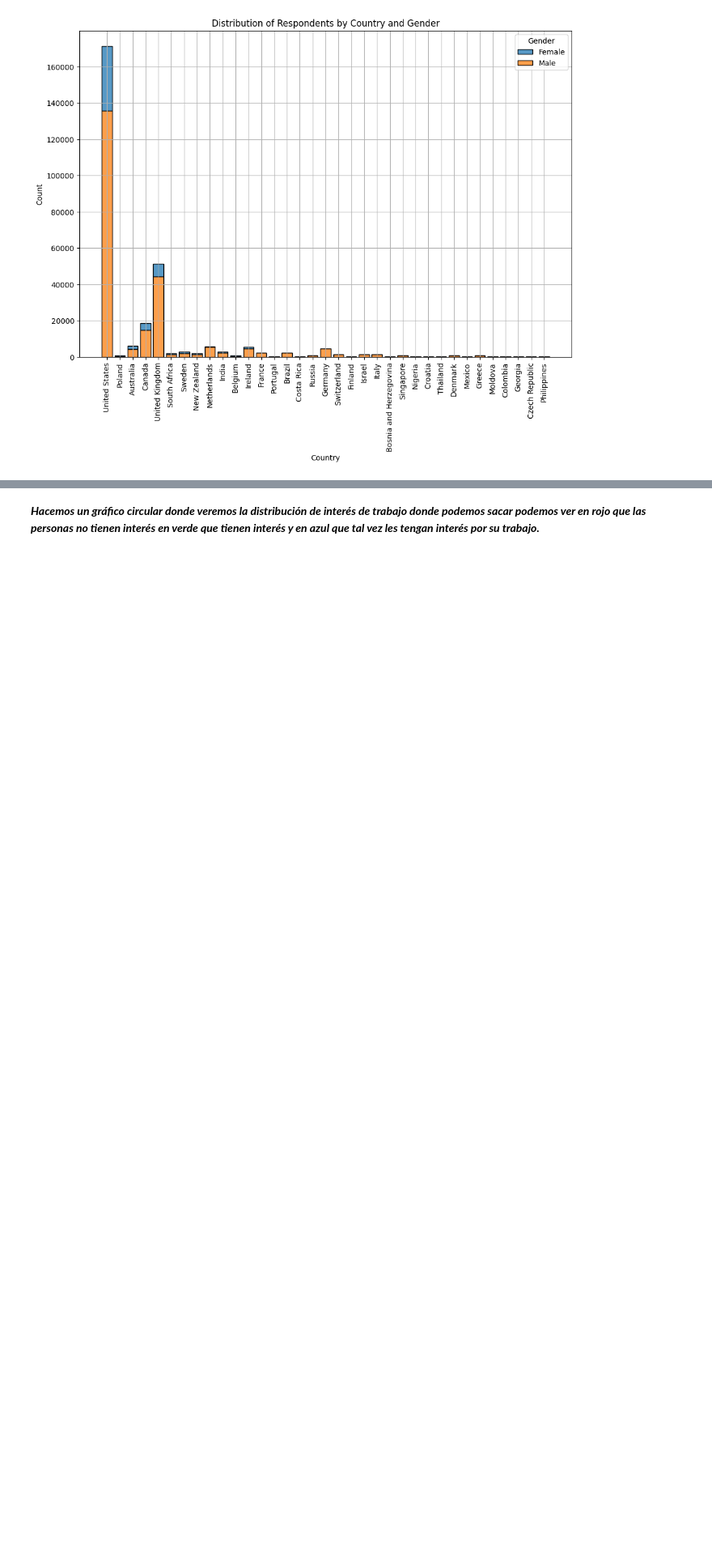
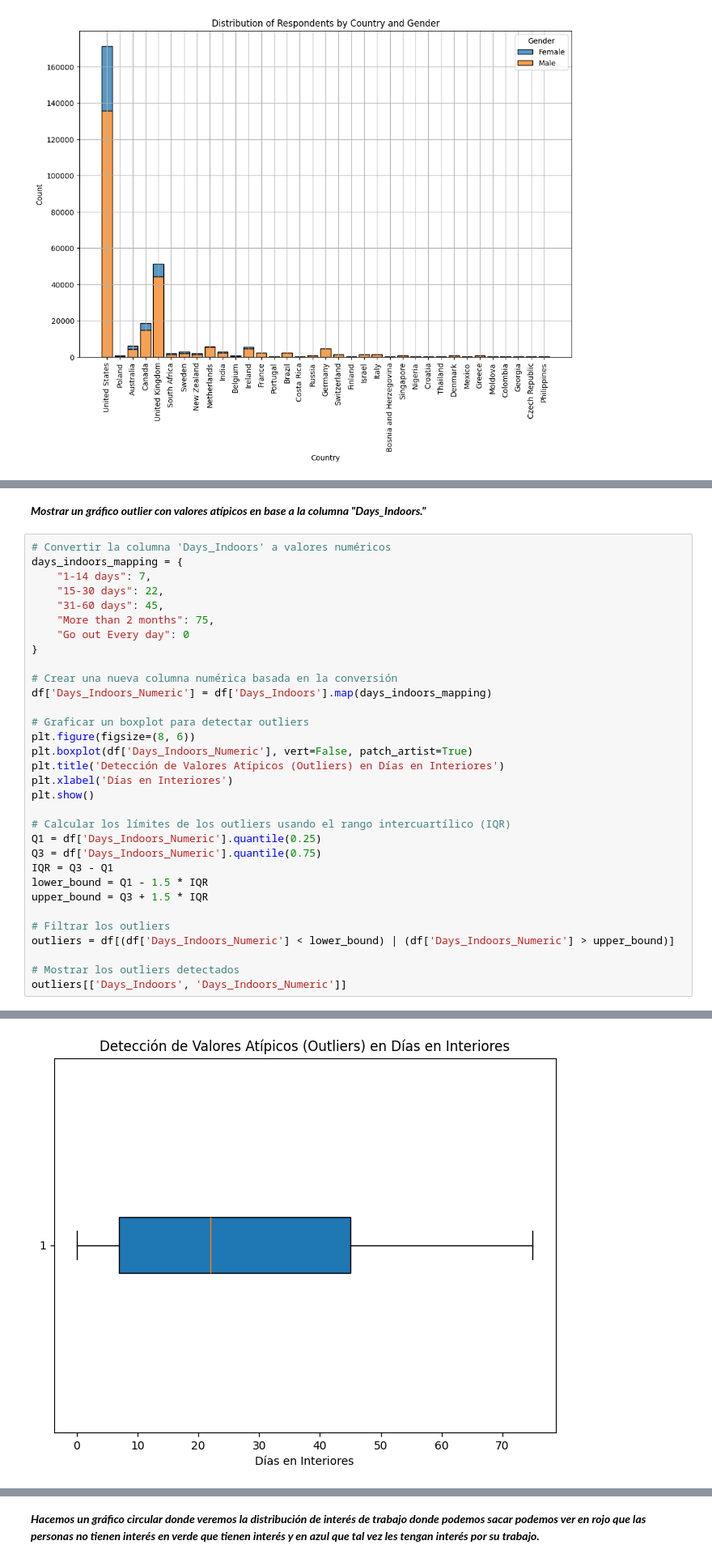
Before and after one commit to JuanAmpuero06/Es_salud_mental, a Jupyter notebook: notebooks/2.-Exploracion_datos.ipynb, the cells around one changed output, grey strips where cells are left out. Shown at 81% size. Drawn from its saved outputs; the diff is of its cells as text; blank space fills up the shorter version.

```diff
--- a/notebooks/2.-Exploracion_datos.ipynb
+++ b/notebooks/2.-Exploracion_datos.ipynb
@@ -139,0 +163,35 @@ plt.show()
+# %% [markdown]
+***Mostrar un gráfico outlier con valores atípicos en base a la columna "Days_Indoors."***
+# %%
+# Convertir la columna 'Days_Indoors' a valores numéricos
+days_indoors_mapping = {
+    "1-14 days": 7,
+    "15-30 days": 22,
+    "31-60 days": 45,
+    "More than 2 months": 75,
+    "Go out Every day": 0
+}
+
+# Crear una nueva columna numérica basada en la conversión
+df['Days_Indoors_Numeric'] = df['Days_Indoors'].map(days_indoors_mapping)
+
+# Graficar un boxplot para detectar outliers
+plt.figure(figsize=(8, 6))
+plt.boxplot(df['Days_Indoors_Numeric'], vert=False, patch_artist=True)
+plt.title('Detección de Valores Atípicos (Outliers) en Días en Interiores')
+plt.xlabel('Días en Interiores')
+plt.show()
+
+# Calcular los límites de los outliers usando el rango intercuartílico (IQR)
+Q1 = df['Days_Indoors_Numeric'].quantile(0.25)
+Q3 = df['Days_Indoors_Numeric'].quantile(0.75)
+IQR = Q3 - Q1
+lower_bound = Q1 - 1.5 * IQR
+upper_bound = Q3 + 1.5 * IQR
+
+# Filtrar los outliers
+outliers = df[(df['Days_Indoors_Numeric'] < lower_bound) | (df['Days_Indoors_Numeric'] > upper_bound)]
+
+# Mostrar los outliers detectados
+outliers[['Days_Indoors', 'Days_Indoors_Numeric']]
+# %% [output]
@@ -139,0 +199 @@ plt.show()
+[figure, added]
```
Also changed, not shown: parts of 10 cells of this notebook, 3 other files.
